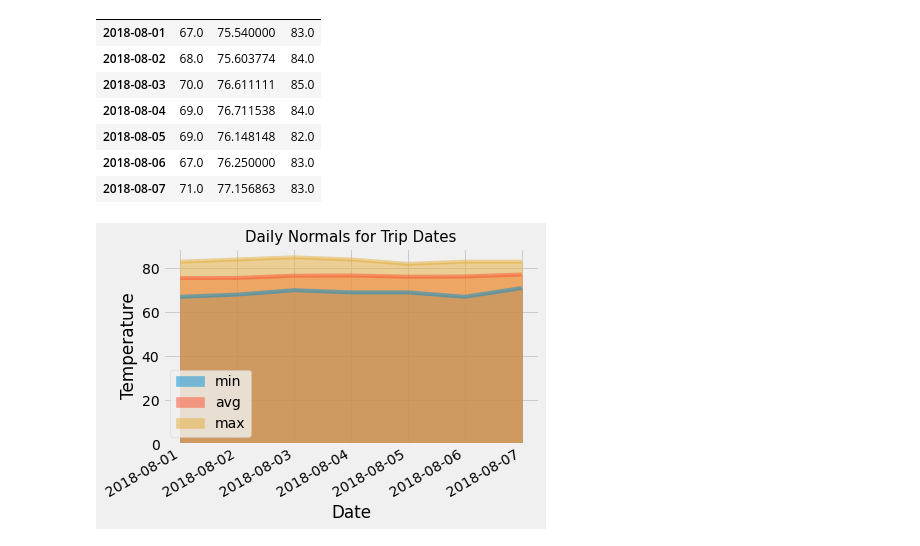
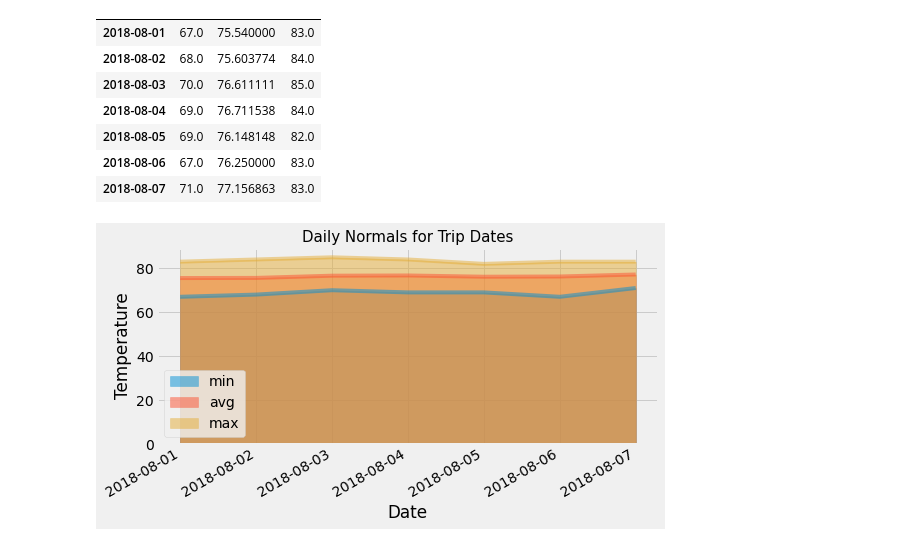
Before and after one commit to Claude-Hanfou/Hawaii-Vacation-Analysis, a Jupyter notebook: climate_starter.ipynb, the cells around one changed output. Saved outputs shown, nothing was run; the diff lists cells and outputs as text; code cells hidden in the pictures.

```diff
--- a/climate_starter.ipynb
+++ b/climate_starter.ipynb
@@ -388,14 +388,14 @@ trip_df
 # %%
 # Plot the daily normals as an area plot with `stacked=False`
 
-trip_df.plot(kind='area',x_compat=True, stacked=False)
+trip_df.plot(kind='area',x_compat=True, stacked=False,figsize=(8,4))
 plt.xlabel('Date')
 plt.ylabel('Temperature')
 plt.title('Daily Normals for Trip Dates',fontsize = 15)
 plt.savefig("./Image/figure_4.png")
 plt.show()
 # %% [output]
-[figure, old version]
+[figure, new version]
 # %%
 # Close the session
 session.close()
```
